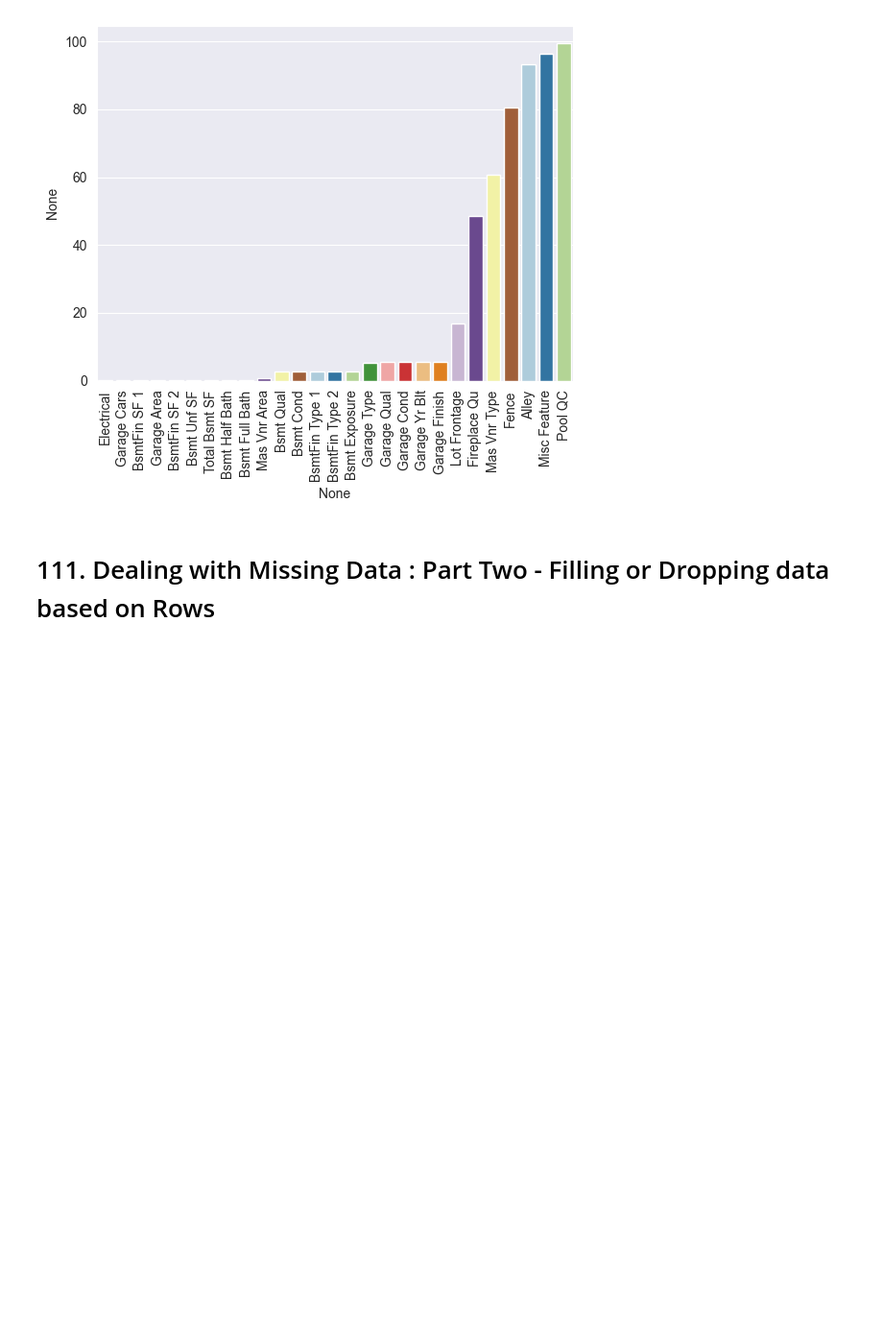
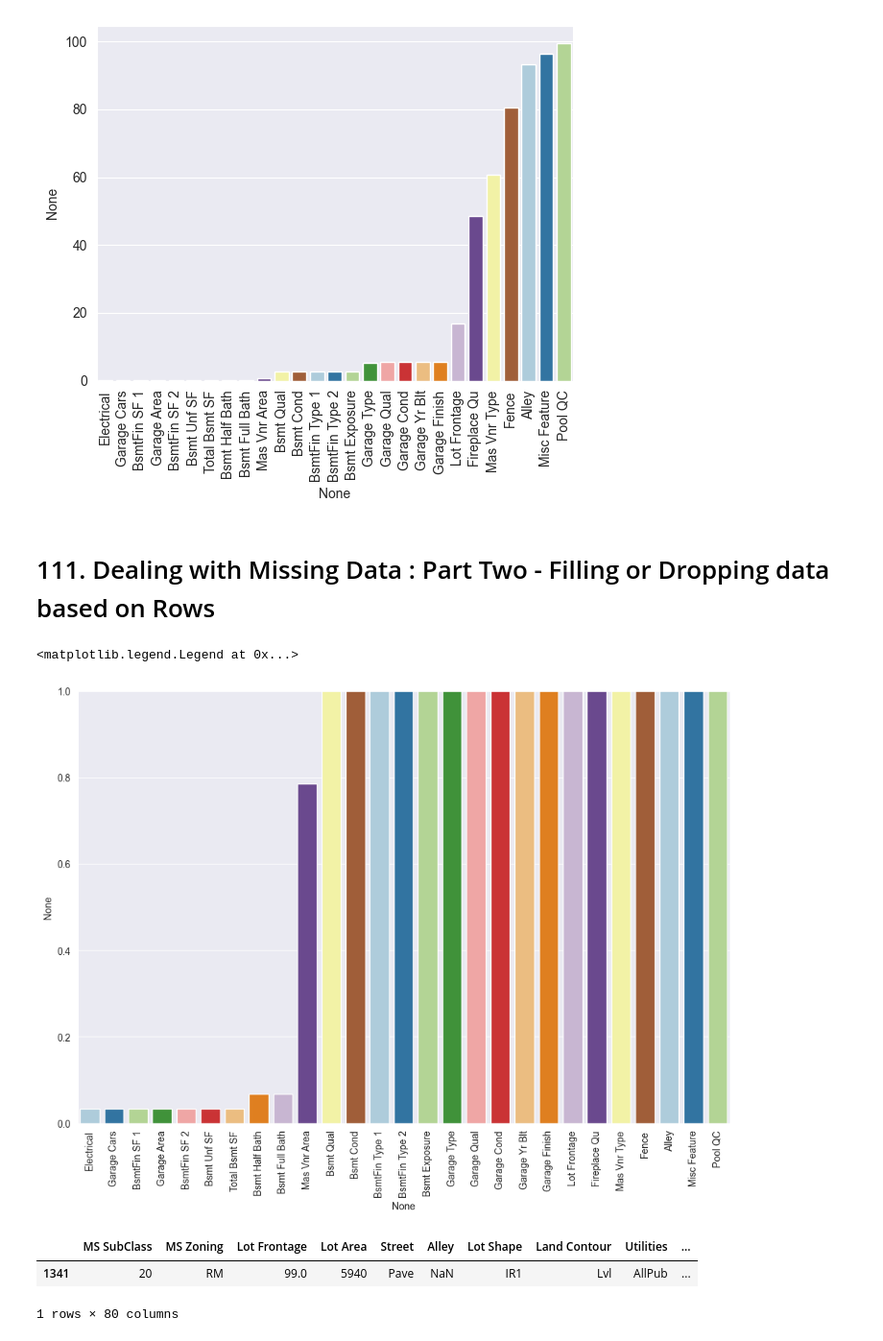
Before and after one commit to ZygimantasB/data_science_ml_learning, a Jupyter notebook: Section 11 Feature Engineering and Data Preparation/Remember 2/remember.ipynb, the cells around one changed output. Shown at 96% size. Cells and saved outputs as stored; diff of their text form; code cells hidden in the pictures; blank space fills up the shorter version.

Commit message:
Next 112. Dealing with Missing Data : Part 3 - Fixing data based on Columns

```diff
--- a/Section 11 Feature Engineering and Data Preparation/Remember 2/remember.ipynb
+++ b/Section 11 Feature Engineering and Data Preparation/Remember 2/remember.ipynb
@@ -292,3 +292,19 @@ Passing `palette` without assigning `hue` is deprecated and will be removed in v
 [figure]
 # %% [markdown]
 # 111. Dealing with Missing Data : Part Two - Filling or Dropping data based on Rows
+# %%
+plt.figure(figsize=(12, 8))
+
+sns.barplot(x=percent_nan.index, y=percent_nan, palette=palette, hue=percent_nan.index, legend=False)
+plt.xticks(rotation=90)
+plt.ylim(0, 1)
+plt.legend([], [], frameon=False)
+# %% [output]
+<matplotlib.legend.Legend at 0x...>
+[figure, added]
+# %%
+df[df['Total Bsmt SF'].isnull()]
+# %% [output]
+|  | MS SubClass | MS Zoning | Lot Frontage | Lot Area | Street | Alley | Lot Shape | Land Contour | Utilities | ... |
+| 1341 | 20 | RM | 99.0 | 5940 | Pave | NaN | IR1 | Lvl | AllPub | ... |
+1 rows × 80 columns
```
Also changed, not shown: parts of 7 cells of this notebook.
